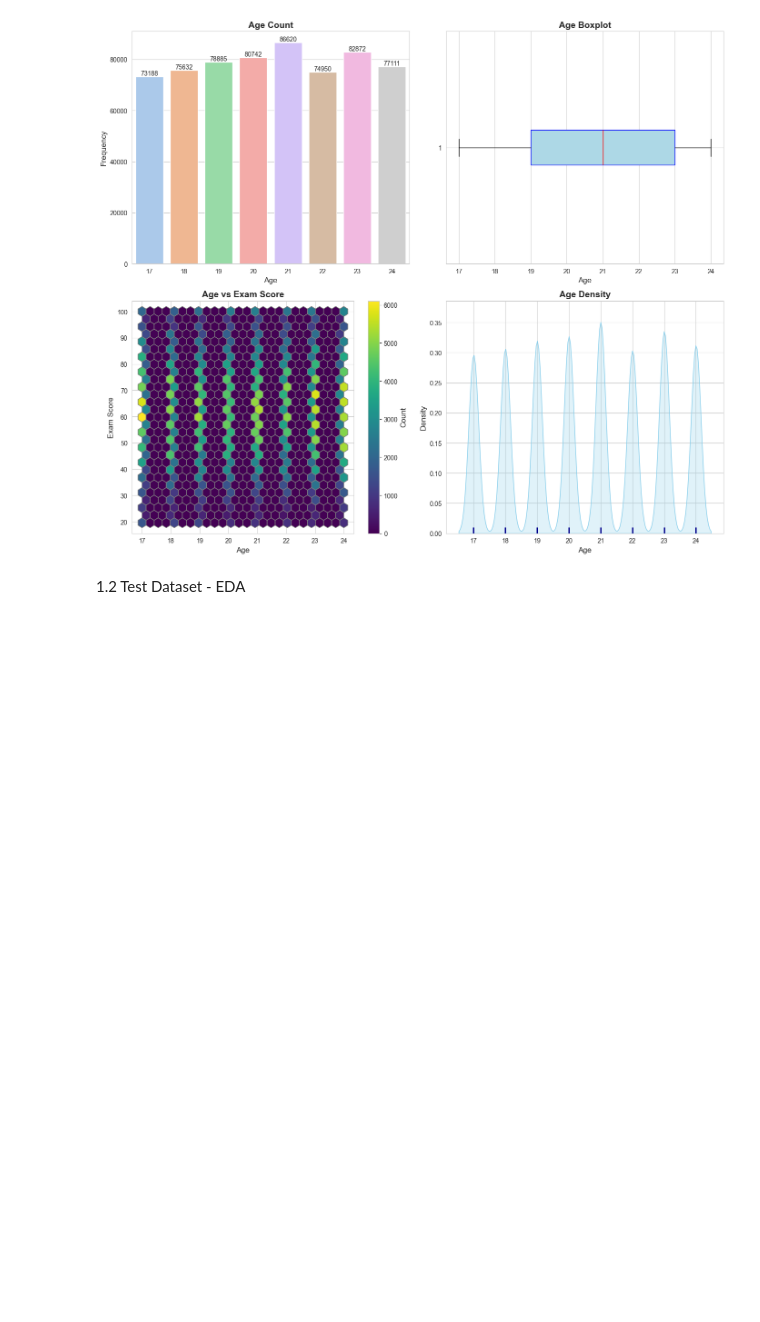
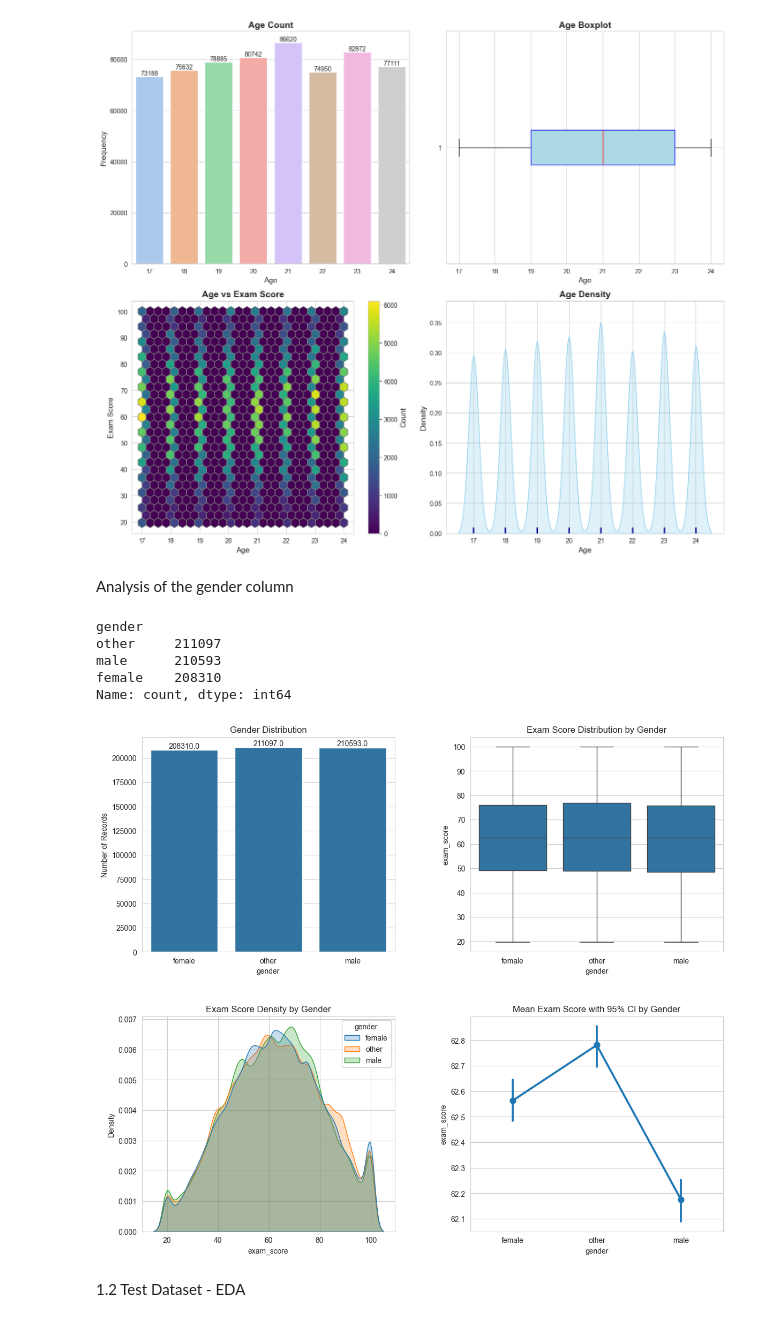
Before and after one commit to matcze/prediction_score, a Jupyter notebook: pred_score.ipynb, the cells around one changed output. Drawn from its saved outputs; the diff is of its cells as text; code cells hidden in the pictures; blank space fills up the shorter version.

Commit message:
countplot

```diff
--- a/pred_score.ipynb
+++ b/pred_score.ipynb
@@ -138,6 +138,42 @@ plt.tight_layout()
 plt.show()
 # %% [output]
 [figure]
+# %% [markdown]
+Analysis of the gender column
+# %%
+dataset_train['gender'].value_counts()
+# %% [output]
+gender
+other     211097
+male      210593
+female    208310
+Name: count, dtype: int64
+# %%
+fig, ax = plt.subplots(2, 2, figsize=(14, 12))
+ax = ax.flatten()
+
+sns.countplot(x='gender', data=dataset_train, ax=ax[0])
+for p in ax[0].patches:
+    ax[0].annotate(f'{p.get_height()}',
+                 (p.get_x() + p.get_width() / 2., p.get_height()),
+                 ha='center', va='bottom')
+ax[0].set_title('Gender Distribution')
+ax[0].set_ylabel('Number of Records')
+
+sns.boxplot(x='gender', y='exam_score', data=dataset_train, ax=ax[1])
+ax[1].set_title('Exam Score Distribution by Gender')
+
+sns.kdeplot(data=dataset_train, x='exam_score', hue='gender', fill=True, ax=ax[2])
+ax[2].set_title('Exam Score Density by Gender')
+
+sns.pointplot(x='gender', y='exam_score', data=dataset_train, ci=95, ax=ax[3])
+ax[3].set_title('Mean Exam Score with 95% CI by Gender')
+
+
+plt.subplots_adjust(hspace=0.3, wspace=0.3)
+plt.show()
+# %% [output]
+[figure, added]
 # %% [markdown]
 1.2 Test Dataset - EDA
 # %%
```
